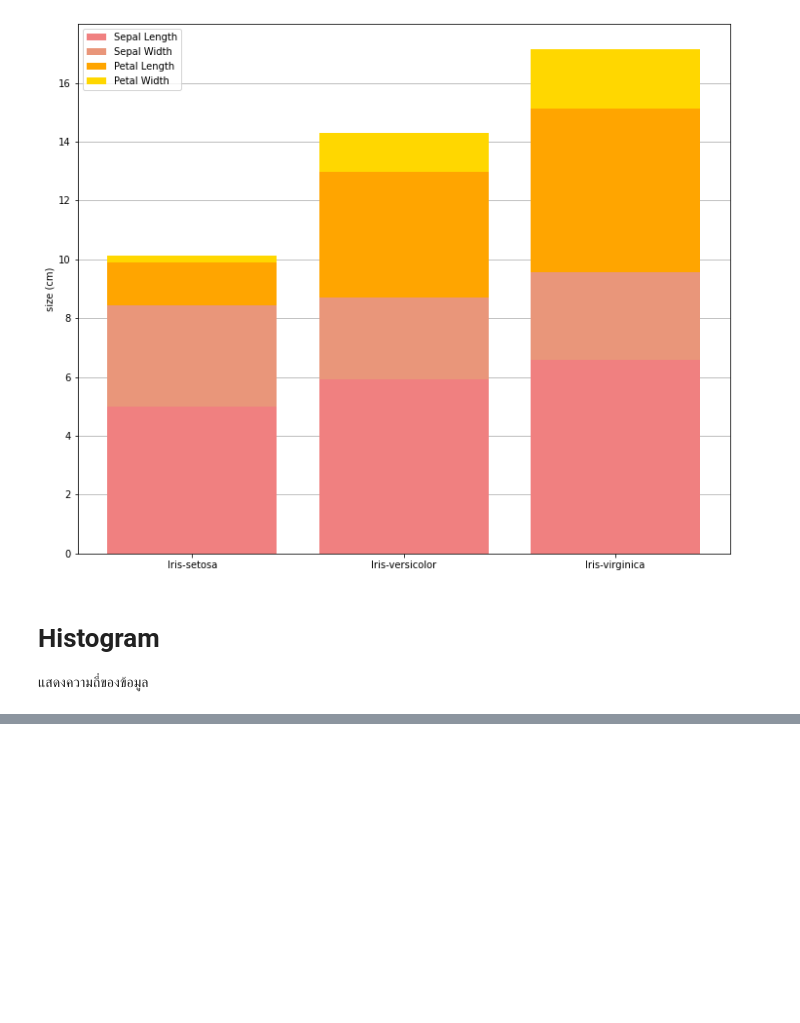
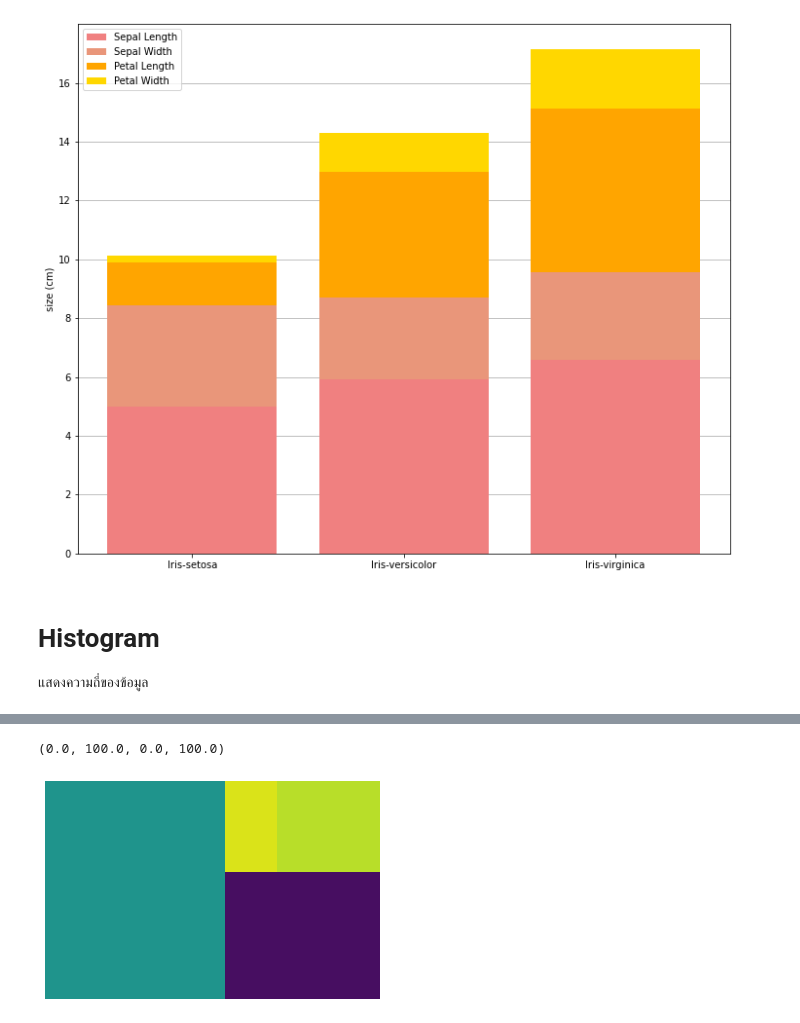
Before and after one commit to Ppangchon/data_viz_2022, a Jupyter notebook: DataViz04 Data Comparison.ipynb, the cells around one changed output, grey strips where cells are left out. Cells and saved outputs as stored; diff of their text form; code cells hidden in the pictures; blank space fills up the shorter version.

```diff
--- a/DataViz04 Data Comparison.ipynb
+++ b/DataViz04 Data Comparison.ipynb
@@ -352,0 +368,8 @@ array([  1. ,  10.9,  20.8,  30.7,  40.6,  50.5,  60.4,  70.3,  80.2,
+# %%
+data = [500, 250, 60, 120]
+# %%
+squarify.plot(data)
+plt.axis('off')
+# %% [output]
+(0.0, 100.0, 0.0, 100.0)
+[figure, added]
```
Also changed, not shown: parts of 30 cells of this notebook.
